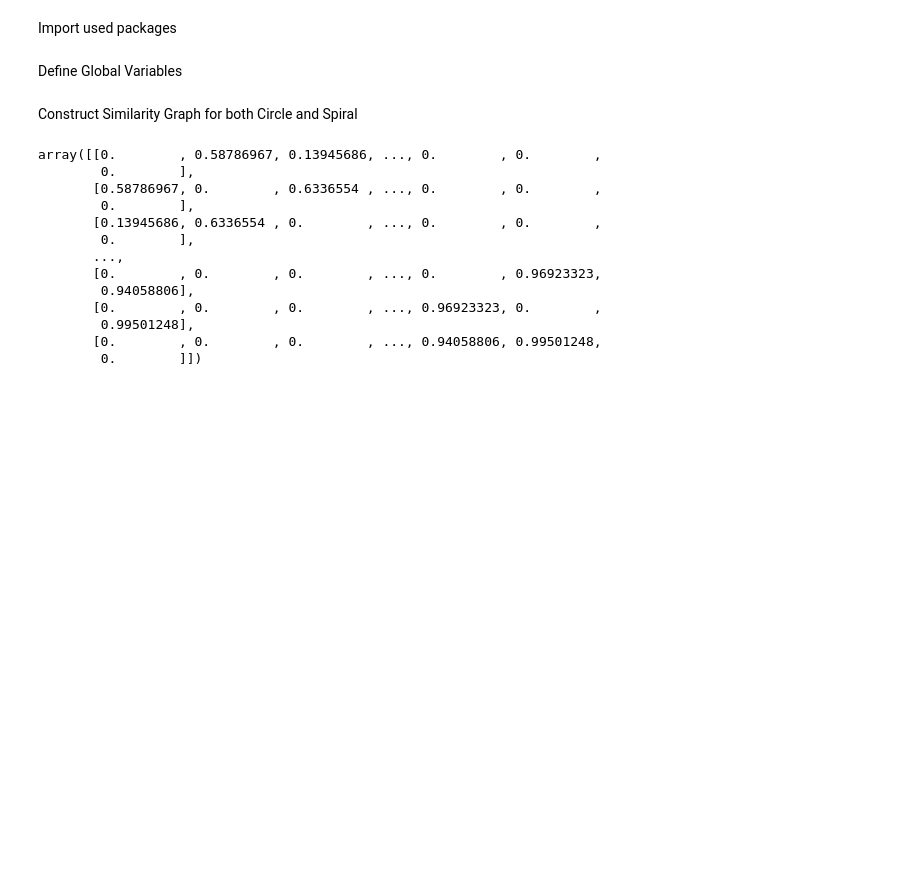
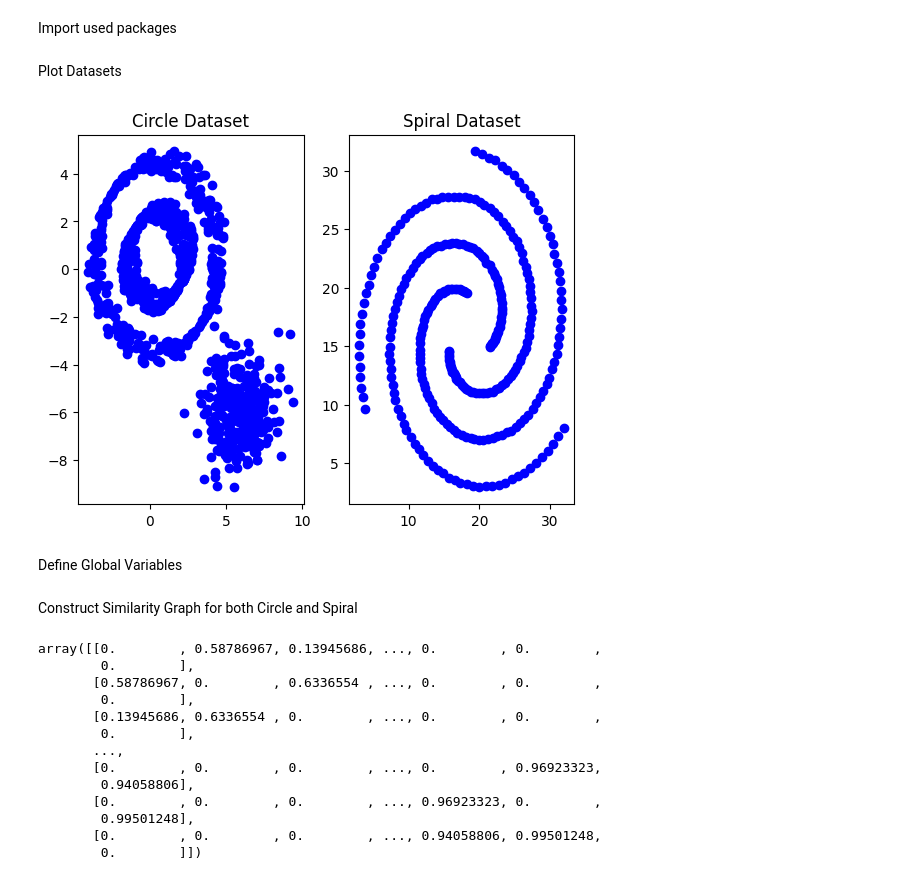
Before and after one commit to codeowlers/SpectralClustering, a Jupyter notebook: main-script.ipynb, the cells around one changed output. Drawn from its saved outputs; the diff is of its cells as text; code cells hidden in the pictures; blank space fills up the shorter version.

Commit message:
Add dataset plot

```diff
--- a/main-script.ipynb
+++ b/main-script.ipynb
@@ -17,6 +17,12 @@ X_circle = data_circle[:, :2]
 data_spiral = np.loadtxt(spiral_path, delimiter=',')
 X_spiral = data_spiral[:, :2]
 labels_spiral = data_spiral[:, 2]
+# %% [markdown]
+Plot Datasets
+# %%
+plot_datasets(X_circle, 'Circle Dataset', X_spiral, 'Spiral Dataset' )
+# %% [output]
+[figure, added]
 # %% [markdown]
 Define Global Variables
 # %%
```
Also changed, not shown: 3 other files.
